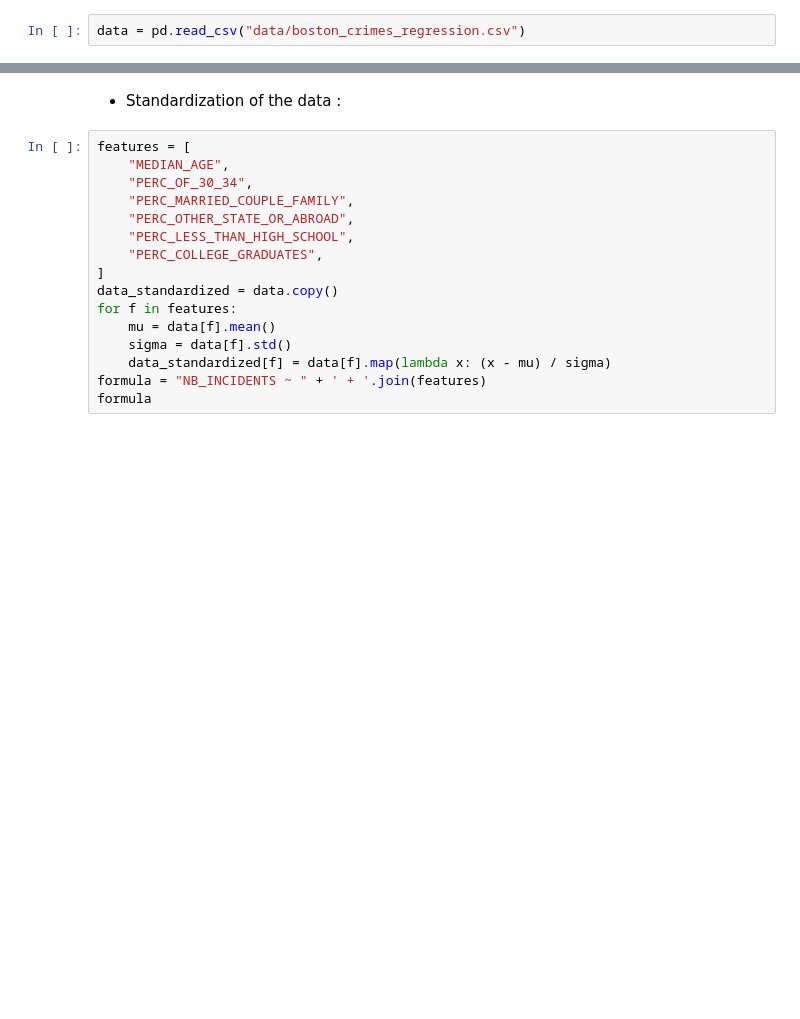
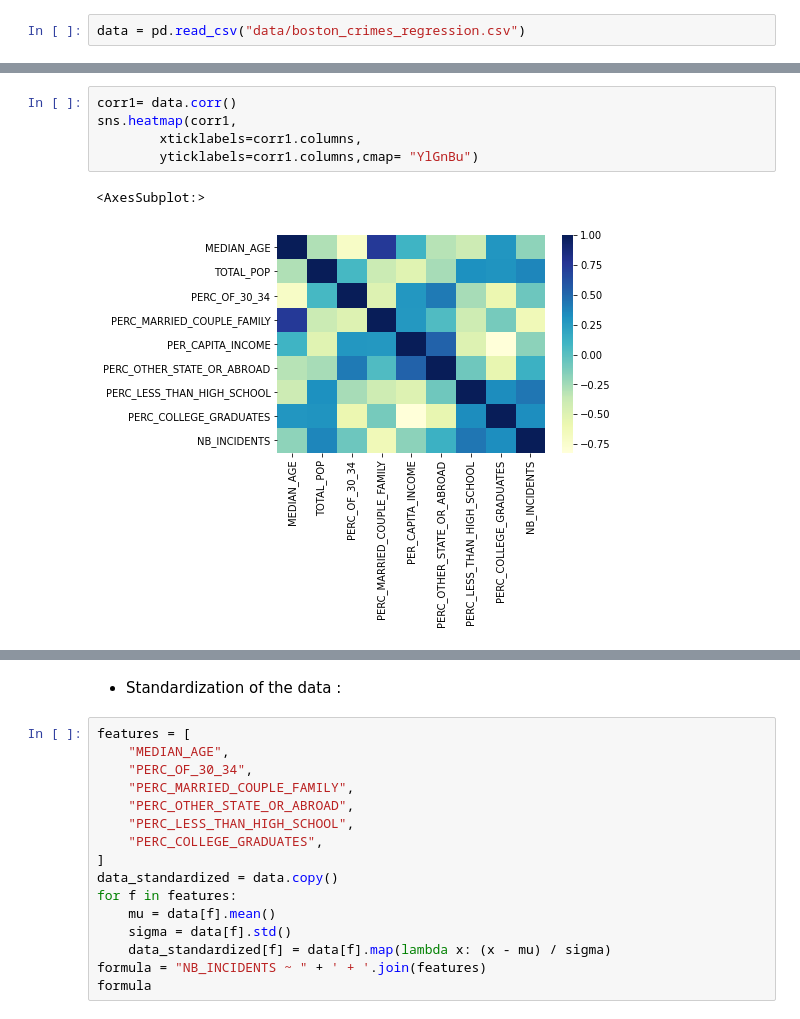
Before and after one commit to TheChwal/data-certification-exam, a Jupyter notebook: decision_science/boston_crimes.ipynb, the cells around one changed output, grey strips where cells are left out. Cells and saved outputs as stored; diff of their text form; blank space fills up the shorter version.

```diff
--- a/decision_science/boston_crimes.ipynb
+++ b/decision_science/boston_crimes.ipynb
@@ -220,3 +228,11 @@ data.head()
 | 2 | 33.4 | 126909 | 28.2 | 26.6 | 29767 | 2.4 | ... |
 | 3 | 33.5 | 18306 | 32.5 | 35.8 | 80057 | 14.8 | ... |
 | 4 | 30.6 | 47263 | 31.1 | 30.4 | 31473 | 3.5 | ... |
+# %%
+corr1= data.corr()
+sns.heatmap(corr1,
+        xticklabels=corr1.columns,
+        yticklabels=corr1.columns,cmap= "YlGnBu")
+# %% [output]
+<AxesSubplot:>
+[figure, added]
```
Also changed, not shown: parts of 31 cells of this notebook, 4 other files.
